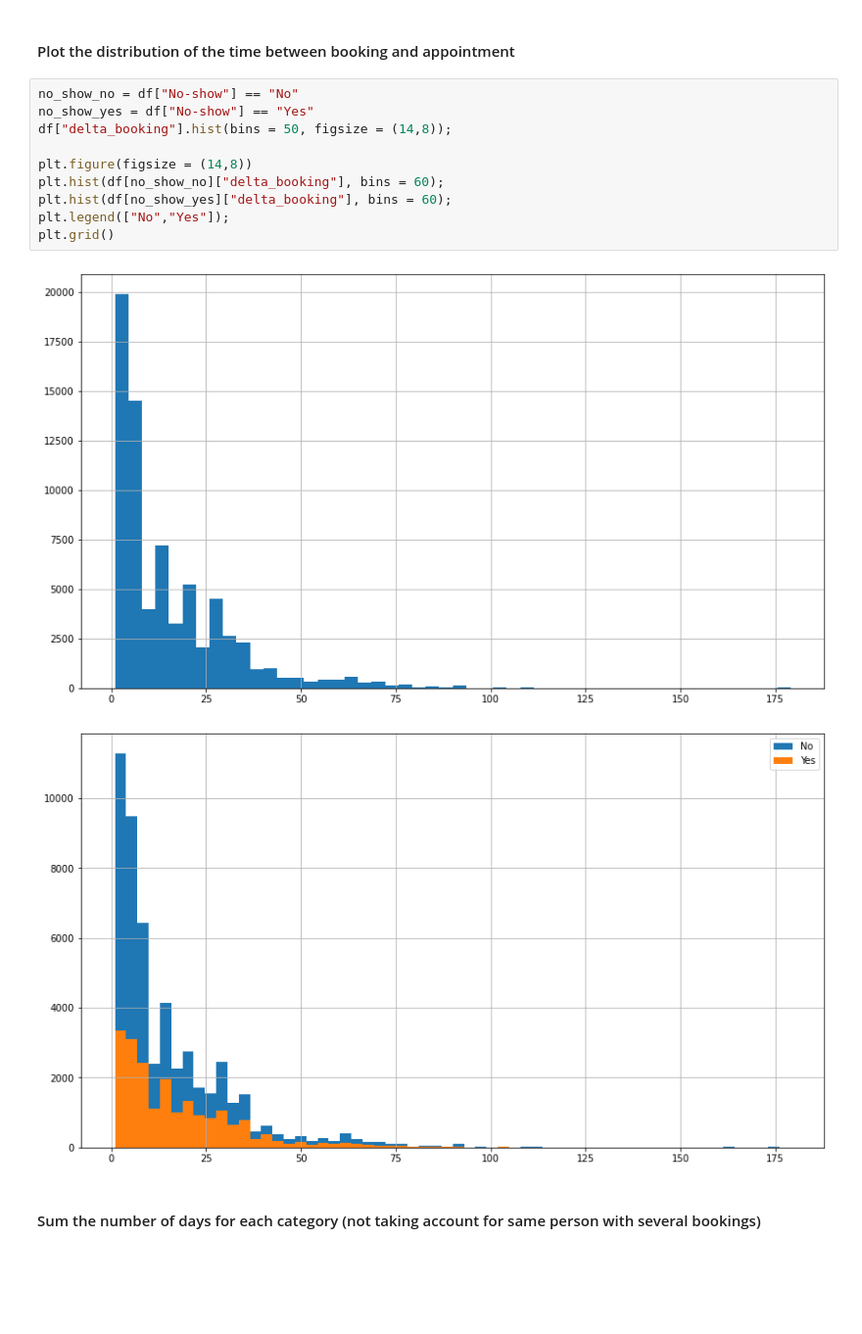
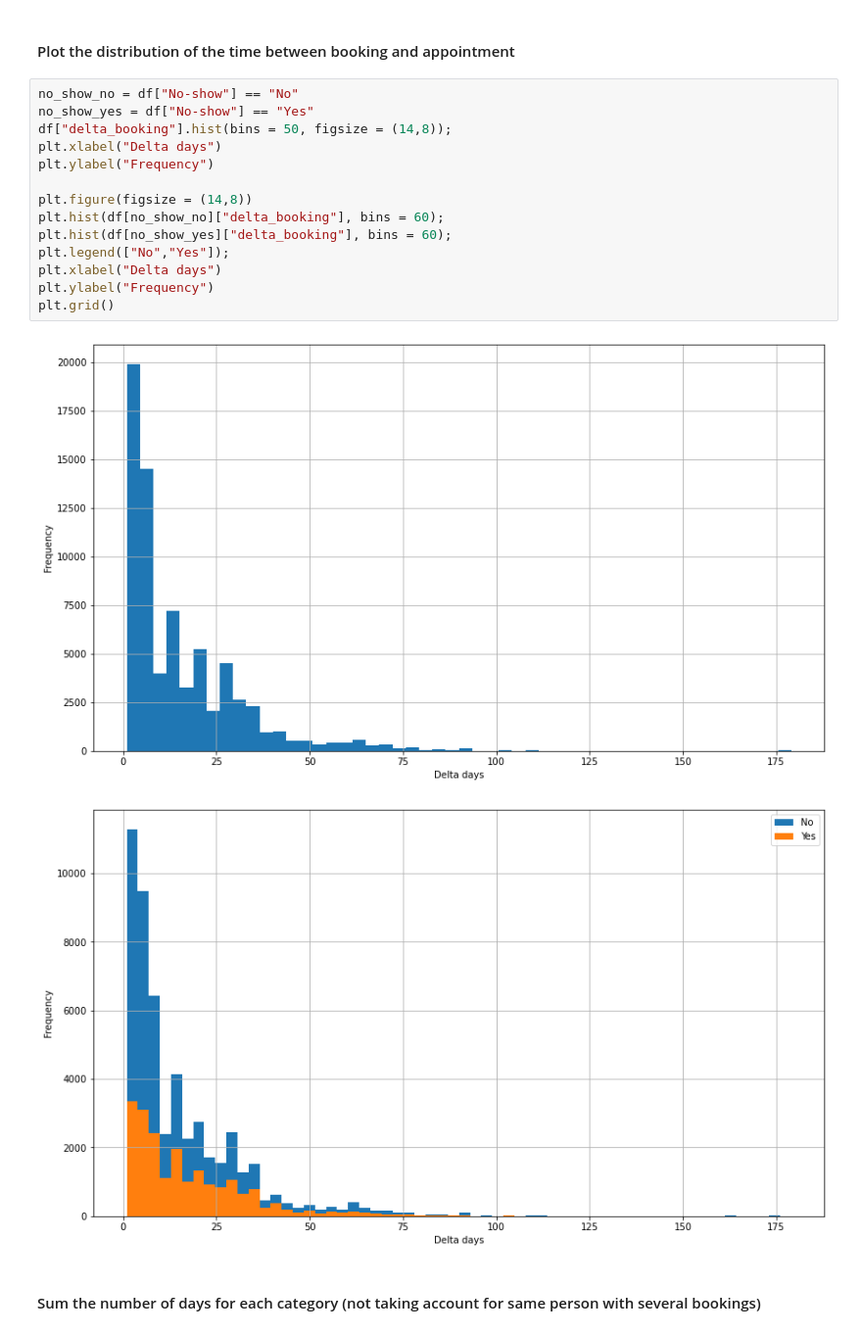
Before and after one commit to matjoh98/Udacity, a Jupyter notebook: Projects/Project 2/investigate-a-dataset-template.ipynb, the cells around one changed output. Shown: that part at 98% size. Drawn from its saved outputs; the diff is of its cells as text; blank space fills up the shorter version.

```diff
--- a/Projects/Project 2/investigate-a-dataset-template.ipynb
+++ b/Projects/Project 2/investigate-a-dataset-template.ipynb
@@ -226,16 +228,20 @@ plt.show()
 # %%
 no_show_no = df["No-show"] == "No"
 no_show_yes = df["No-show"] == "Yes"
 df["delta_booking"].hist(bins = 50, figsize = (14,8));
+plt.xlabel("Delta days")
+plt.ylabel("Frequency")
 
 plt.figure(figsize = (14,8))
 plt.hist(df[no_show_no]["delta_booking"], bins = 60);
 plt.hist(df[no_show_yes]["delta_booking"], bins = 60);
 plt.legend(["No","Yes"]);
+plt.xlabel("Delta days")
+plt.ylabel("Frequency")
 plt.grid()
 # %% [output]
-[figure, old version]
+[figure, new version]
-[figure, old version]
+[figure, new version]
 # %% [markdown]
 #### Sum the number of days for each category (not taking account for same person with several bookings)
 # %%
```
Also changed, not shown: parts of 8 cells of this notebook, 1 other file.
